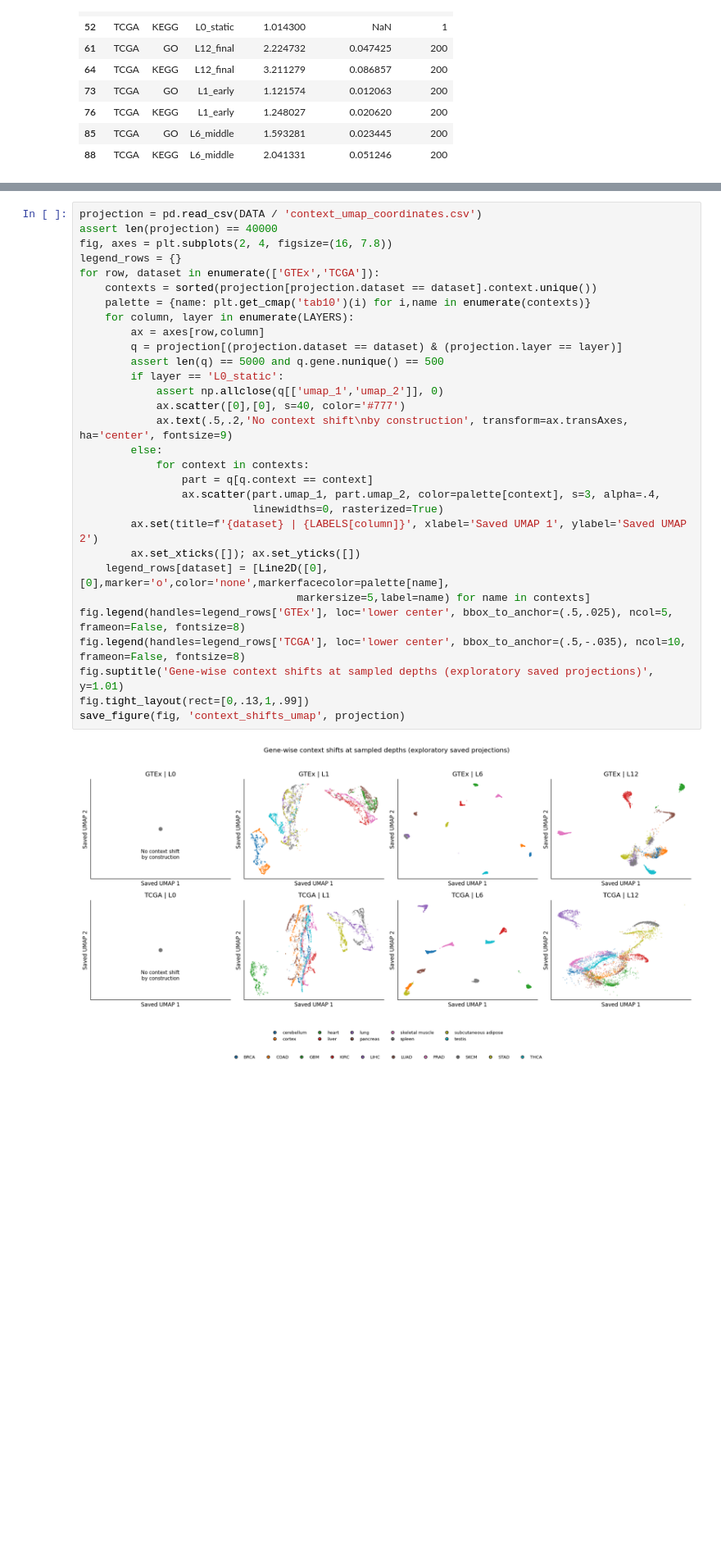
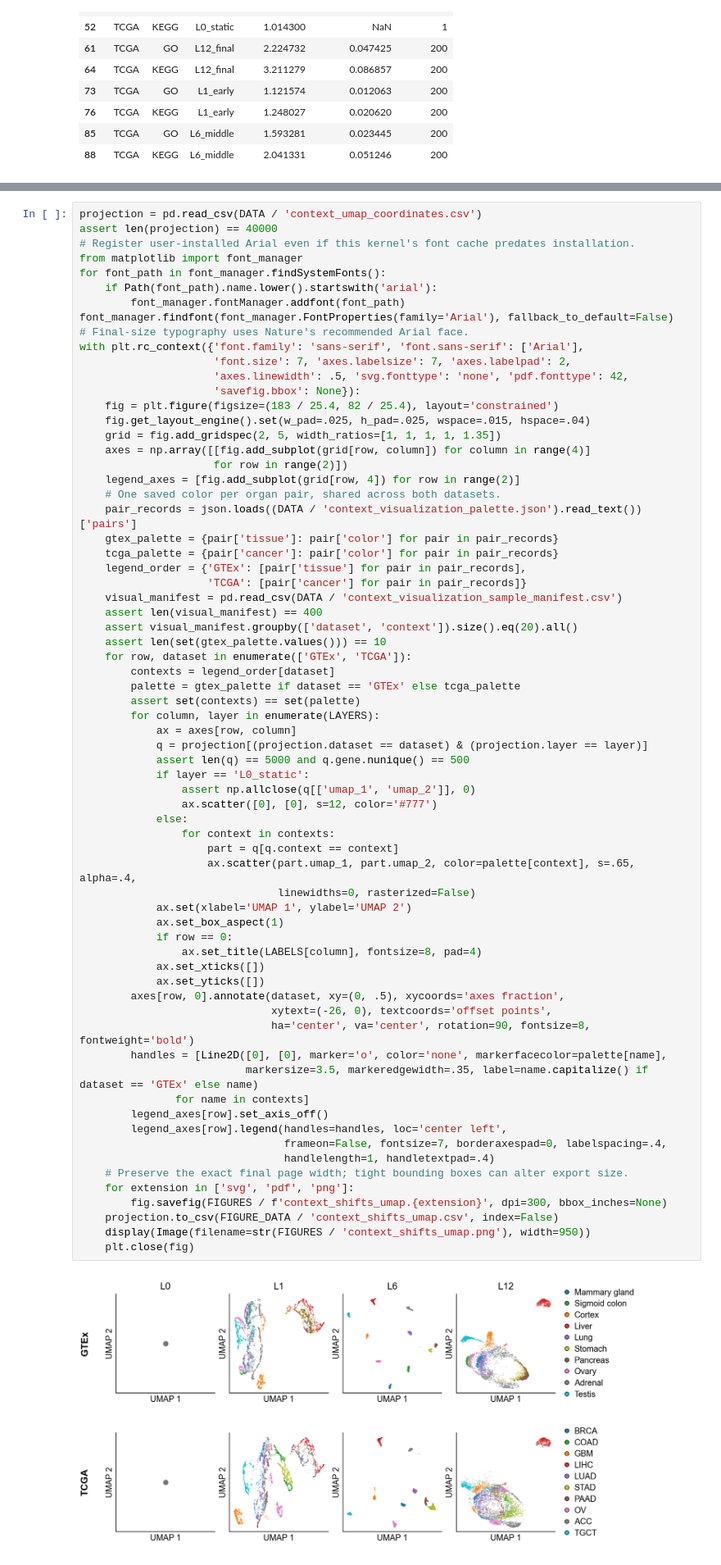
Before and after one commit to alwalt/bridge-rna, a Jupyter notebook: benchmarks/representation_analysis/representation_analysis.ipynb, the cells around one changed output, grey strips where cells are left out. Shown at 82% size. Cells and saved outputs as stored; diff of their text form; blank space fills up the shorter version.

Commit message:
Update representation analysis with organ-corresponding visualization

```diff
--- a/benchmarks/representation_analysis/representation_analysis.ipynb
+++ b/benchmarks/representation_analysis/representation_analysis.ipynb
@@ -160,35 +167,73 @@ Each colored point is a gene in a context; colors identify tissues or tumor coho
 # %%
 projection = pd.read_csv(DATA / 'context_umap_coordinates.csv')
 assert len(projection) == 40000
-fig, axes = plt.subplots(2, 4, figsize=(16, 7.8))
-legend_rows = {}
-for row, dataset in enumerate(['GTEx','TCGA']):
-    contexts = sorted(projection[projection.dataset == dataset].context.unique())
-    palette = {name: plt.get_cmap('tab10')(i) for i,name in enumerate(contexts)}
-    for column, layer in enumerate(LAYERS):
-        ax = axes[row,column]
-        q = projection[(projection.dataset == dataset) & (projection.layer == layer)]
-        assert len(q) == 5000 and q.gene.nunique() == 500
-        if layer == 'L0_static':
-            assert np.allclose(q[['umap_1','umap_2']], 0)
-            ax.scatter([0],[0], s=40, color='#777')
-            ax.text(.5,.2,'No context shift\nby construction', transform=ax.transAxes, ha='center', fontsize=9)
-        else:
-            for context in contexts:
-                part = q[q.context == context]
-                ax.scatter(part.umap_1, part.umap_2, color=palette[context], s=3, alpha=.4,
-                           linewidths=0, rasterized=True)
-        ax.set(title=f'{dataset} | {LABELS[column]}', xlabel='Saved UMAP 1', ylabel='Saved UMAP 2')
-        ax.set_xticks([]); ax.set_yticks([])
-    legend_rows[dataset] = [Line2D([0],[0],marker='o',color='none',markerfacecolor=palette[name],
-                                  markersize=5,label=name) for name in contexts]
-fig.legend(handles=legend_rows['GTEx'], loc='lower center', bbox_to_anchor=(.5,.025), ncol=5, frameon=False, fontsize=8)
-fig.legend(handles=legend_rows['TCGA'], loc='lower center', bbox_to_anchor=(.5,-.035), ncol=10, frameon=False, fontsize=8)
-fig.suptitle('Gene-wise context shifts at sampled depths (exploratory saved projections)', y=1.01)
-fig.tight_layout(rect=[0,.13,1,.99])
-save_figure(fig, 'context_shifts_umap', projection)
+# Register user-installed Arial even if this kernel's font cache predates installation.
+from matplotlib import font_manager
+for font_path in font_manager.findSystemFonts():
+    if Path(font_path).name.lower().startswith('arial'):
+        font_manager.fontManager.addfont(font_path)
+font_manager.findfont(font_manager.FontProperties(family='Arial'), fallback_to_default=False)
+# Final-size typography uses Nature's recommended Arial face.
+with plt.rc_context({'font.family': 'sans-serif', 'font.sans-serif': ['Arial'],
+                     'font.size': 7, 'axes.labelsize': 7, 'axes.labelpad': 2,
+                     'axes.linewidth': .5, 'svg.fonttype': 'none', 'pdf.fonttype': 42,
+                     'savefig.bbox': None}):
+    fig = plt.figure(figsize=(183 / 25.4, 82 / 25.4), layout='constrained')
+    fig.get_layout_engine().set(w_pad=.025, h_pad=.025, wspace=.015, hspace=.04)
+    grid = fig.add_gridspec(2, 5, width_ratios=[1, 1, 1, 1, 1.35])
+    axes = np.array([[fig.add_subplot(grid[row, column]) for column in range(4)]
+                     for row in range(2)])
+    legend_axes = [fig.add_subplot(grid[row, 4]) for row in range(2)]
+    # One saved color per organ pair, shared across both datasets.
+    pair_records = json.loads((DATA / 'context_visualization_palette.json').read_text())['pairs']
+    gtex_palette = {pair['tissue']: pair['color'] for pair in pair_records}
+    tcga_palette = {pair['cancer']: pair['color'] for pair in pair_records}
+    legend_order = {'GTEx': [pair['tissue'] for pair in pair_records],
+                    'TCGA': [pair['cancer'] for pair in pair_records]}
+    visual_manifest = pd.read_csv(DATA / 'context_visualization_sample_manifest.csv')
+    assert len(visual_manifest) == 400
+    assert visual_manifest.groupby(['dataset', 'context']).size().eq(20).all()
+    assert len(set(gtex_palette.values())) == 10
+    for row, dataset in enumerate(['GTEx', 'TCGA']):
+        contexts = legend_order[dataset]
+        palette = gtex_palette if dataset == 'GTEx' else tcga_palette
+        assert set(contexts) == set(palette)
+        for column, layer in enumerate(LAYERS):
+            ax = axes[row, column]
+            q = projection[(projection.dataset == dataset) & (projection.layer == layer)]
+            assert len(q) == 5000 and q.gene.nunique() == 500
+            if layer == 'L0_static':
+                assert np.allclose(q[['umap_1', 'umap_2']], 0)
+                ax.scatter([0], [0], s=12, color='#777')
+            else:
+                for context in contexts:
+                    part = q[q.context == context]
+                    ax.scatter(part.umap_1, part.umap_2, color=palette[context], s=.65, alpha=.4,
+                               linewidths=0, rasterized=False)
+            ax.set(xlabel='UMAP 1', ylabel='UMAP 2')
+            ax.set_box_aspect(1)
+            if row == 0:
+                ax.set_title(LABELS[column], fontsize=8, pad=4)
+            ax.set_xticks([])
+            ax.set_yticks([])
+        axes[row, 0].annotate(dataset, xy=(0, .5), xycoords='axes fraction',
+                              xytext=(-26, 0), textcoords='offset points',
+                              ha='center', va='center', rotation=90, fontsize=8, fontweight='bold')
+        handles = [Line2D([0], [0], marker='o', color='none', markerfacecolor=palette[name],
+                          markersize=3.5, markeredgewidth=.35, label=name.capitalize() if dataset == 'GTEx' else name)
+               for name in contexts]
+        legend_axes[row].set_axis_off()
+        legend_axes[row].legend(handles=handles, loc='center left',
+                                frameon=False, fontsize=7, borderaxespad=0, labelspacing=.4,
+                                handlelength=1, handletextpad=.4)
+    # Preserve the exact final page width; tight bounding boxes can alter export size.
+    for extension in ['svg', 'pdf', 'png']:
+        fig.savefig(FIGURES / f'context_shifts_umap.{extension}', dpi=300, bbox_inches=None)
+    projection.to_csv(FIGURE_DATA / 'context_shifts_umap.csv', index=False)
+    display(Image(filename=str(FIGURES / 'context_shifts_umap.png'), width=950))
+    plt.close(fig)
 # %% [output]
-[figure, old version]
+[figure, new version]
 # %% [markdown]
 ## 3. Within-context heterogeneity and between-context differentiation
 
```
Also changed, not shown: parts of 6 cells of this notebook, 35 other files.
